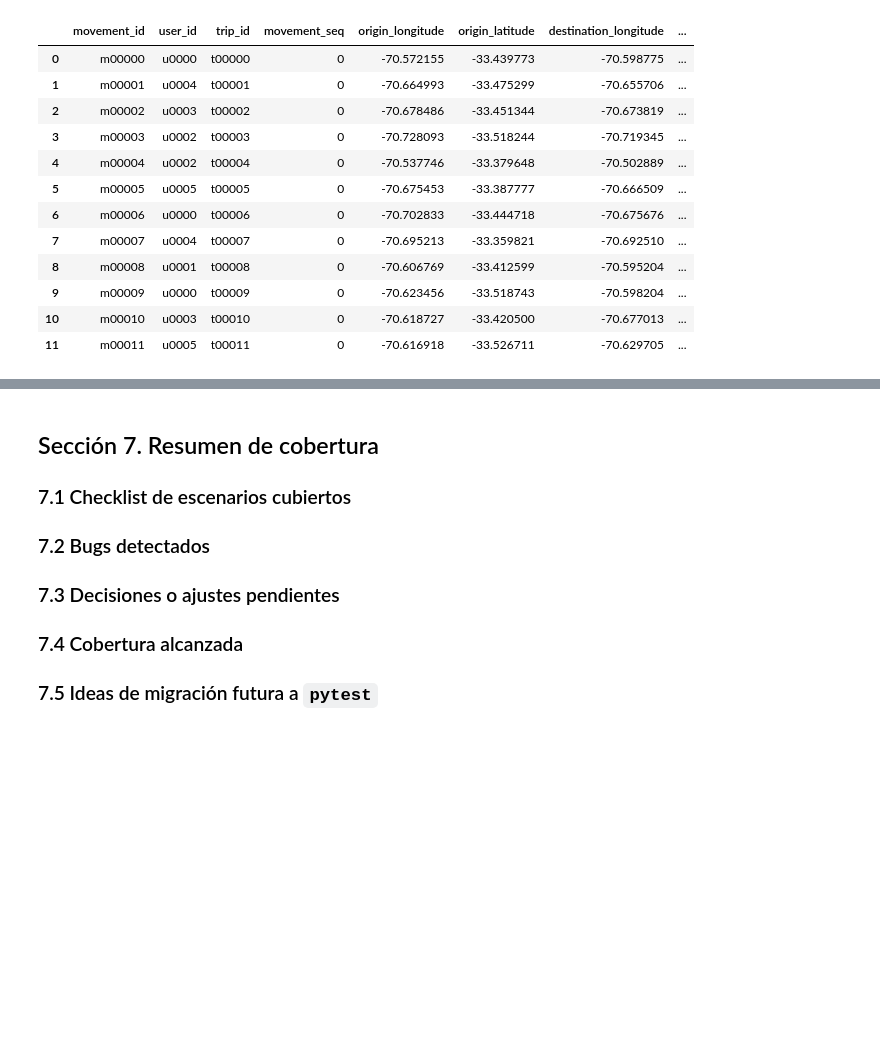
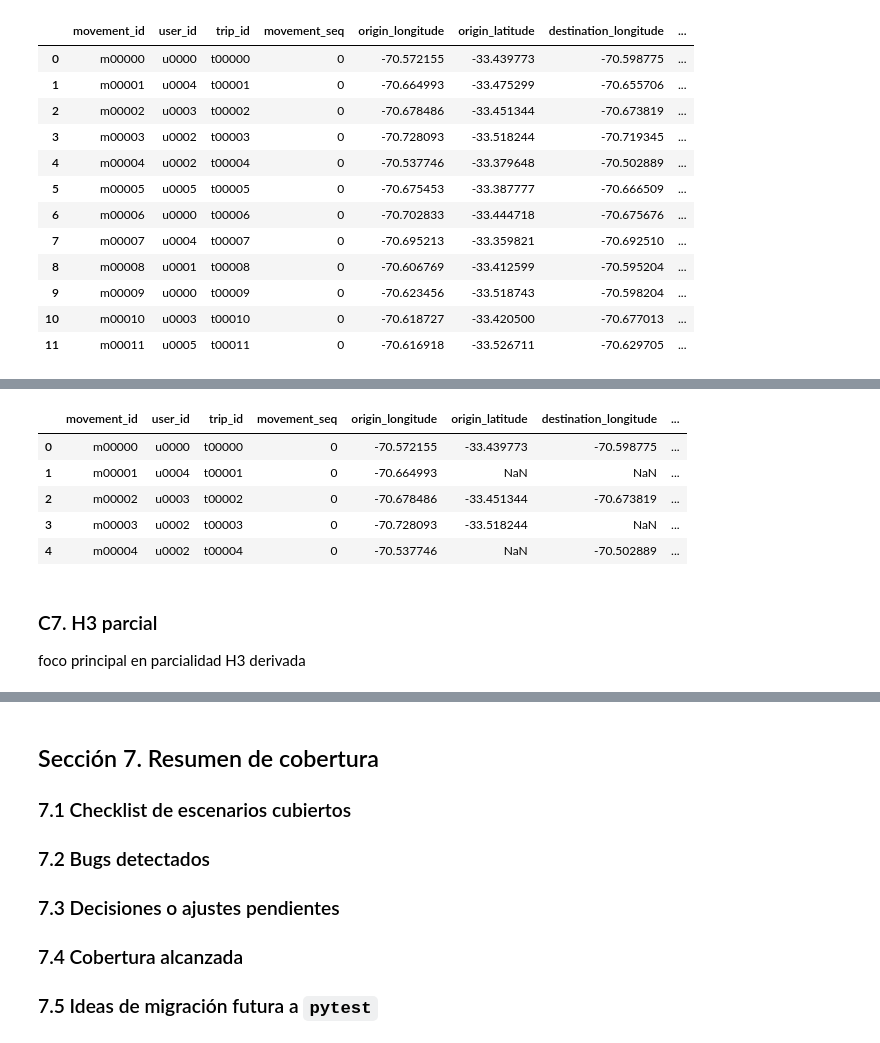
Before and after one commit to sebastianolmos/pylondrina, a Jupyter notebook: notebooks/testing/import_trips/integration_tests.ipynb, the cells around one changed output, grey strips where cells are left out. Drawn from its saved outputs; the diff is of its cells as text; code cells hidden in the pictures; blank space fills up the shorter version.

```diff
--- a/notebooks/testing/import_trips/integration_tests.ipynb
+++ b/notebooks/testing/import_trips/integration_tests.ipynb
@@ -1500,0 +1529,17 @@ assert report_c5.metadata["dataset_id"] == trips_c5.metadata["dataset_id"]
+# %%
+trips_c6, report_c6 = import_trips_from_dataframe(
+    df_c6,
+    schema=COORD_PARTIAL_NO_H3_SCHEMA,
+    source_name="synthetic_c6",
+    options=ImportOptions(),
+    provenance=BASE_PROVENANCE,
+    h3_resolution=8,
+)
+display(trips_c6.data.head())
+# %% [output]
+|  | movement_id | user_id | trip_id | movement_seq | origin_longitude | origin_latitude | destination_longitude | ... |
+| 0 | m00000 | u0000 | t00000 | 0 | -70.572155 | -33.439773 | -70.598775 | ... |
+| 1 | m00001 | u0004 | t00001 | 0 | -70.664993 | NaN | NaN | ... |
+| 2 | m00002 | u0003 | t00002 | 0 | -70.678486 | -33.451344 | -70.673819 | ... |
+| 3 | m00003 | u0002 | t00003 | 0 | -70.728093 | -33.518244 | NaN | ... |
+| 4 | m00004 | u0002 | t00004 | 0 | -70.537746 | NaN | -70.502889 | ... |
@@ -1500,0 +1572,4 @@ assert report_c5.metadata["dataset_id"] == trips_c5.metadata["dataset_id"]
+# %% [markdown]
+### C7. H3 parcial
+
+foco principal en parcialidad H3 derivada
```
Also changed, not shown: parts of 62 cells of this notebook, 1 other file.
